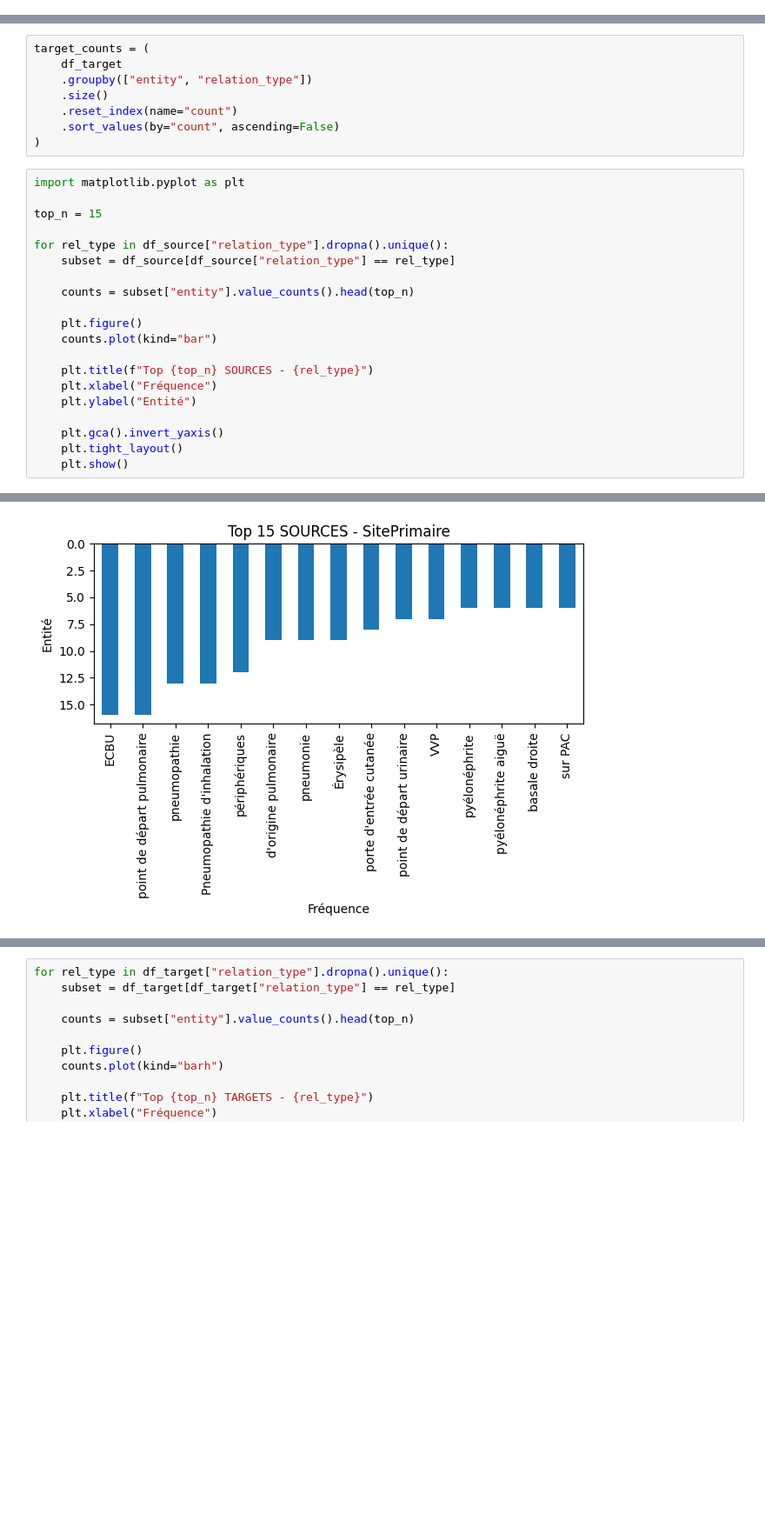
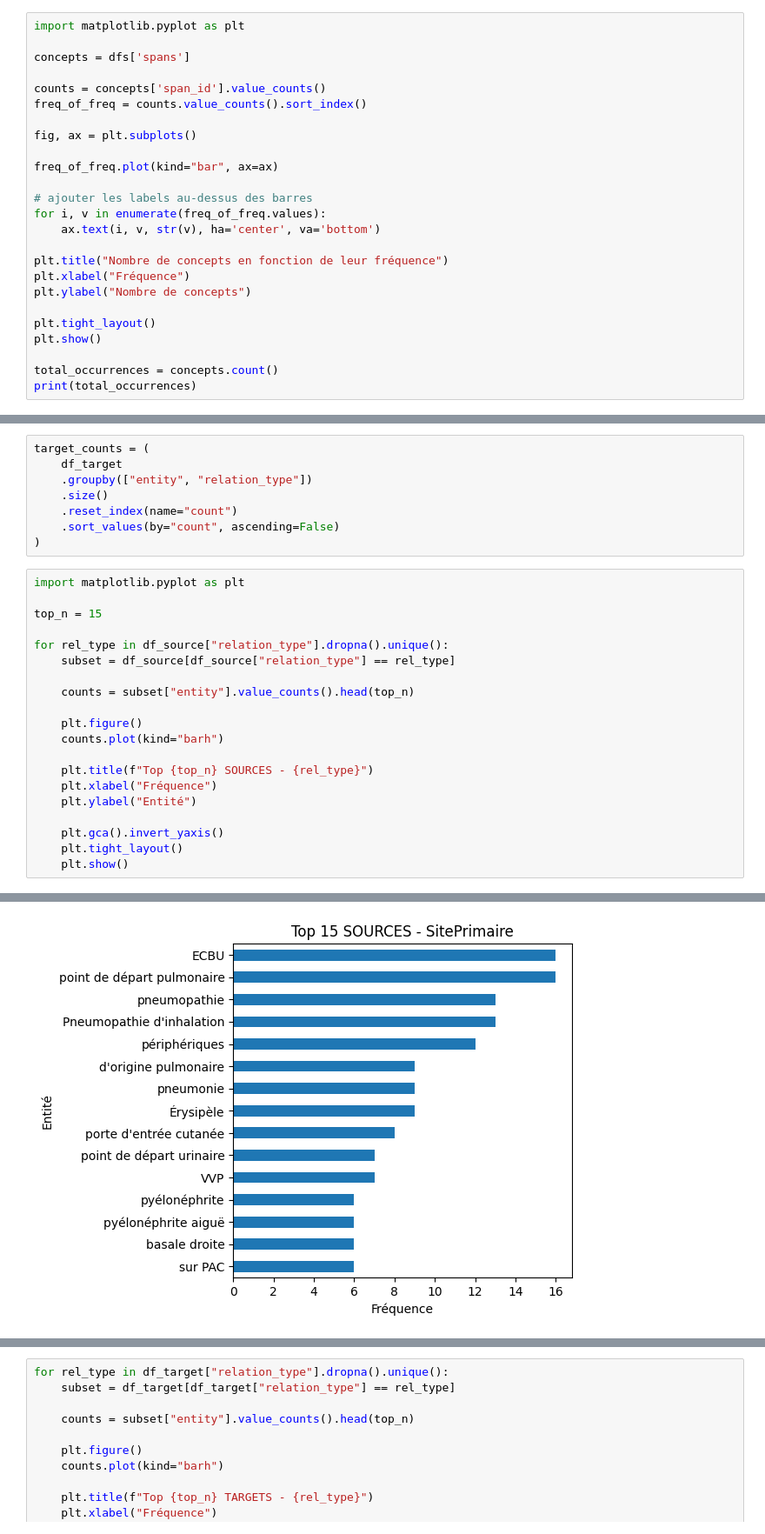
Before and after one commit to PJGouze/KG_RAG, a Jupyter notebook: KG_RAG/tests_and_req/statistiques_partages.ipynb, the cells around one changed output, grey strips where cells are left out. Shown at 87% size. Drawn from its saved outputs; the diff is of its cells as text; blank space fills up the shorter version.

```diff
--- a/KG_RAG/tests_and_req/statistiques_partages.ipynb
+++ b/KG_RAG/tests_and_req/statistiques_partages.ipynb
@@ -12,3 +12,28 @@ for patient_raw in dfs["document_metadata"].itertuples():
     report_relations = dfs["relations"][dfs["relations"]["report"] == report_id]
 # %% [output]
 Warning: You are sending unauthenticated requests to the HF Hub. Please set a HF_TOKEN to enable higher rate limits and faster downloads.
+# %%
+import matplotlib.pyplot as plt
+
+concepts = dfs['spans']
+
+counts = concepts['span_id'].value_counts()
+freq_of_freq = counts.value_counts().sort_index()
+
+fig, ax = plt.subplots()
+
+freq_of_freq.plot(kind="bar", ax=ax)
+
+# ajouter les labels au-dessus des barres
+for i, v in enumerate(freq_of_freq.values):
+    ax.text(i, v, str(v), ha='center', va='bottom')
+
+plt.title("Nombre de concepts en fonction de leur fréquence")
+plt.xlabel("Fréquence")
+plt.ylabel("Nombre de concepts")
+
+plt.tight_layout()
+plt.show()
+
+total_occurrences = concepts.count()
+print(total_occurrences)
@@ -239,7 +277,7 @@ for rel_type in df_source["relation_type"].dropna().unique():
     counts = subset["entity"].value_counts().head(top_n)
 
     plt.figure()
-    counts.plot(kind="bar")
+    counts.plot(kind="barh")
 
     plt.title(f"Top {top_n} SOURCES - {rel_type}")
     plt.xlabel("Fréquence")
@@ -253 +291 @@ for rel_type in df_source["relation_type"].dropna().unique():
-[figure, old version]
+[figure, new version]
```
Also changed, not shown: parts of 11 cells of this notebook.
